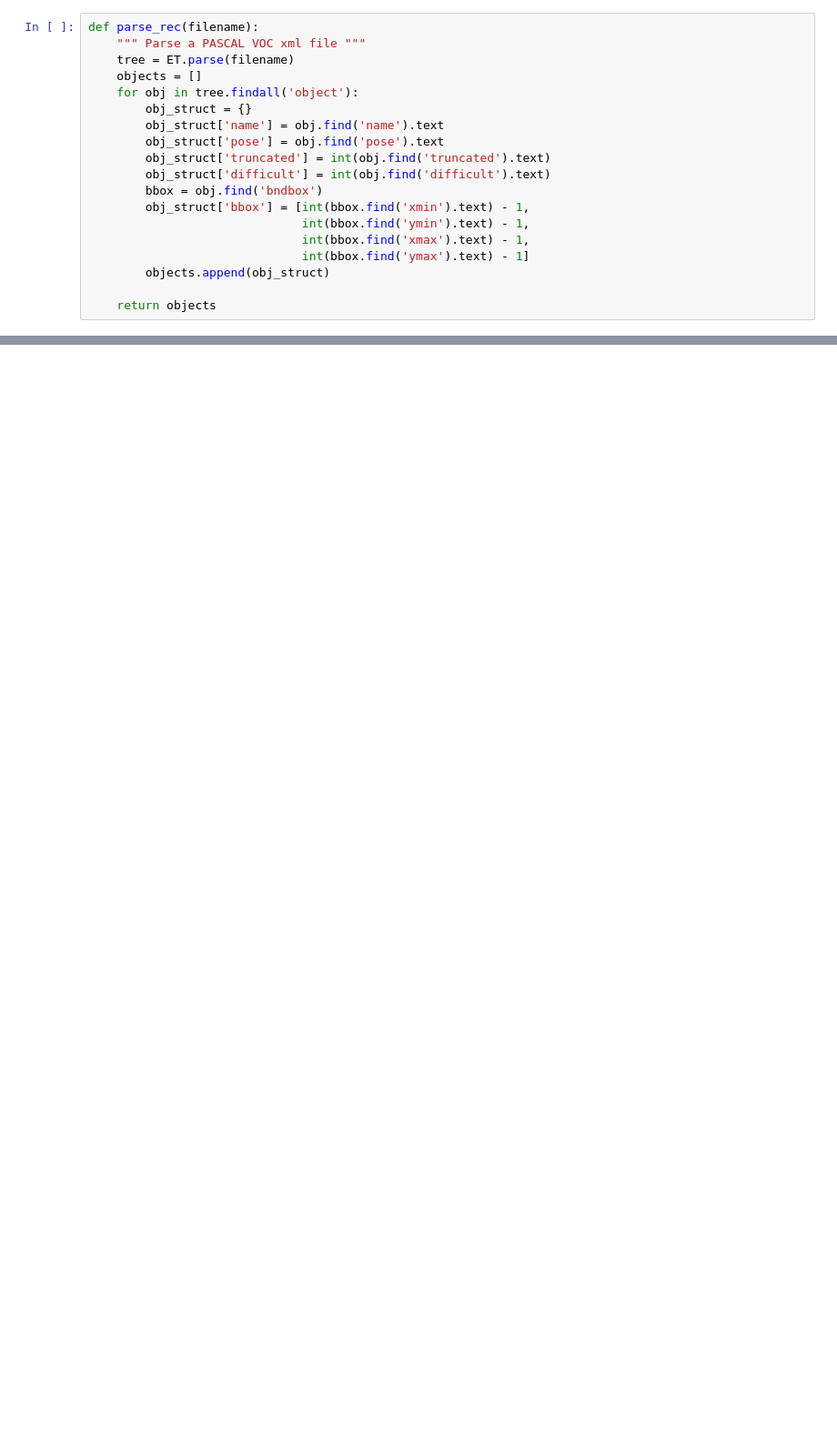
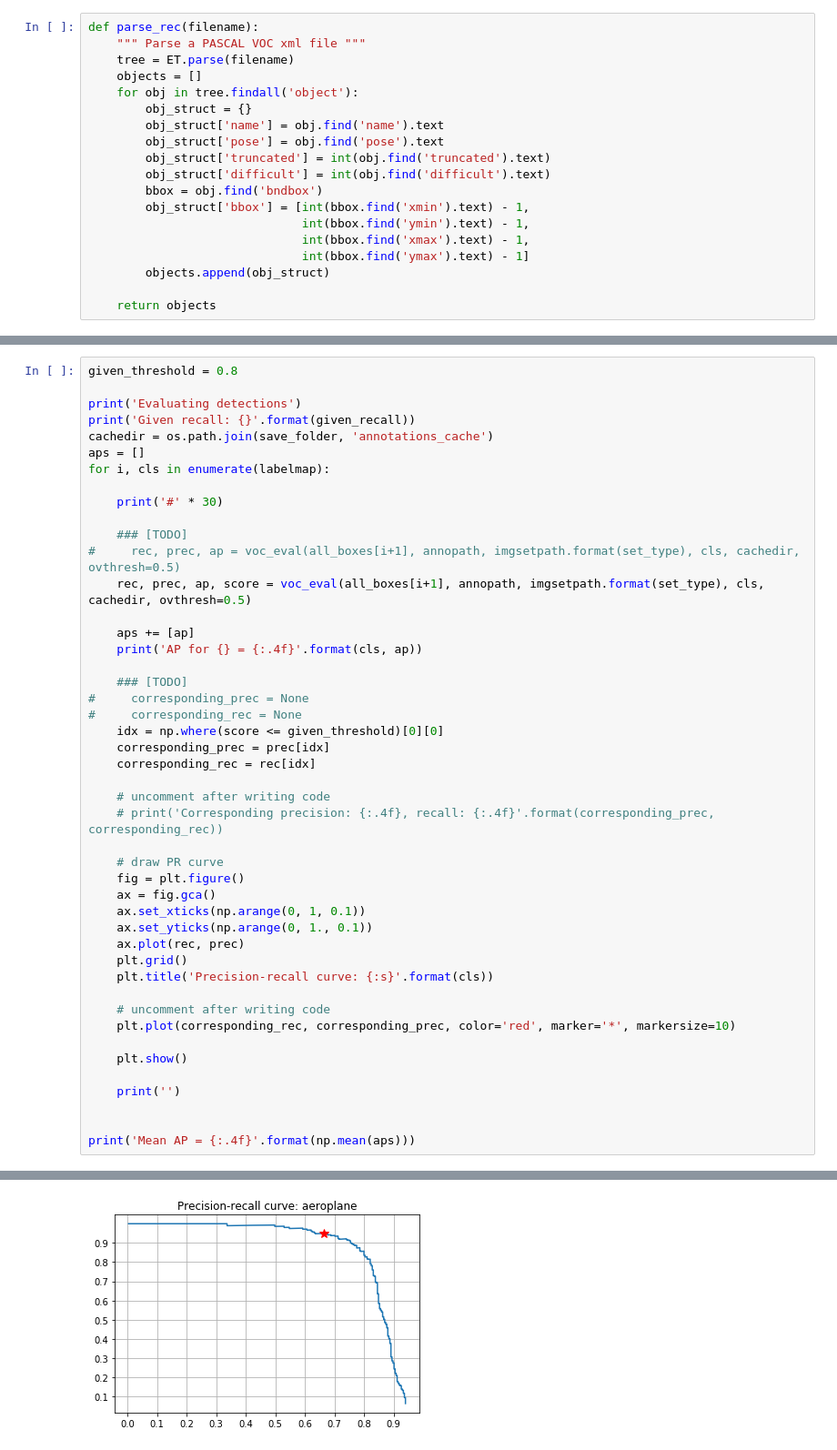
Before and after one commit to SoonminHwang/detection.pytorch, a Jupyter notebook: practice2.ipynb, the cells around one changed output, grey strips where cells are left out. Shown: that part at 91% size. Drawn from its saved outputs; the diff is of its cells as text; blank space fills up the shorter version.

```diff
--- a/practice2.ipynb
+++ b/practice2.ipynb
@@ -383,0 +396,47 @@ array([ 13.68173981,  70.3891449 , 407.73852539, 324.32394409,
+# %%
+given_threshold = 0.8
+
+print('Evaluating detections')
+print('Given recall: {}'.format(given_recall))
+cachedir = os.path.join(save_folder, 'annotations_cache')
+aps = []
+for i, cls in enumerate(labelmap):
+
+    print('#' * 30)
+
+    ### [TODO]
+#     rec, prec, ap = voc_eval(all_boxes[i+1], annopath, imgsetpath.format(set_type), cls, cachedir, ovthresh=0.5)
+    rec, prec, ap, score = voc_eval(all_boxes[i+1], annopath, imgsetpath.format(set_type), cls, cachedir, ovthresh=0.5)
+
+    aps += [ap]
+    print('AP for {} = {:.4f}'.format(cls, ap))
+
+    ### [TODO]
+#     corresponding_prec = None
+#     corresponding_rec = None
+    idx = np.where(score <= given_threshold)[0][0]
+    corresponding_prec = prec[idx]
+    corresponding_rec = rec[idx]
+
+    # uncomment after writing code
+    # print('Corresponding precision: {:.4f}, recall: {:.4f}'.format(corresponding_prec, corresponding_rec))
+
+    # draw PR curve
+    fig = plt.figure()
+    ax = fig.gca()
+    ax.set_xticks(np.arange(0, 1, 0.1))
+    ax.set_yticks(np.arange(0, 1., 0.1))
+    ax.plot(rec, prec)
+    plt.grid()
+    plt.title('Precision-recall curve: {:s}'.format(cls))
+
+    # uncomment after writing code
+    plt.plot(corresponding_rec, corresponding_prec, color='red', marker='*', markersize=10)
+
+    plt.show()
+
+    print('')
+
+
+print('Mean AP = {:.4f}'.format(np.mean(aps)))
+# %% [output]
@@ -383,0 +447 @@ array([ 13.68173981,  70.3891449 , 407.73852539, 324.32394409,
+[figure, added]
```
Also changed, not shown: parts of 16 cells of this notebook, 5 other files.
